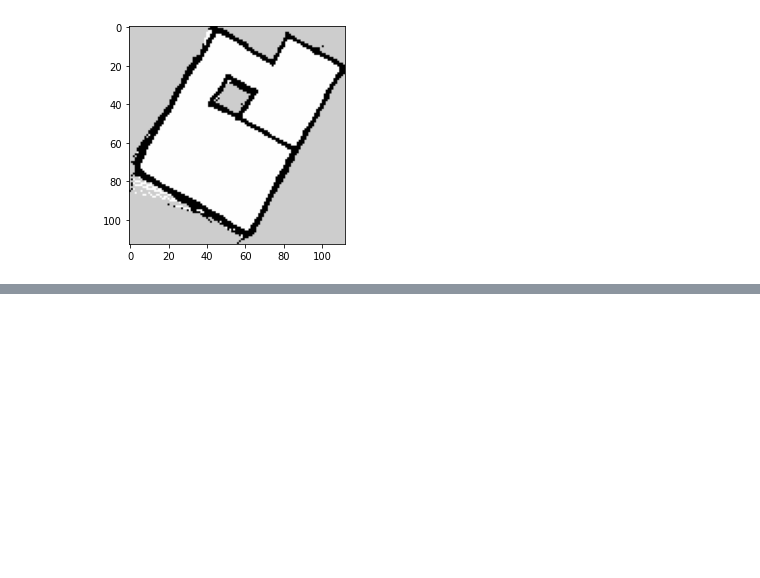
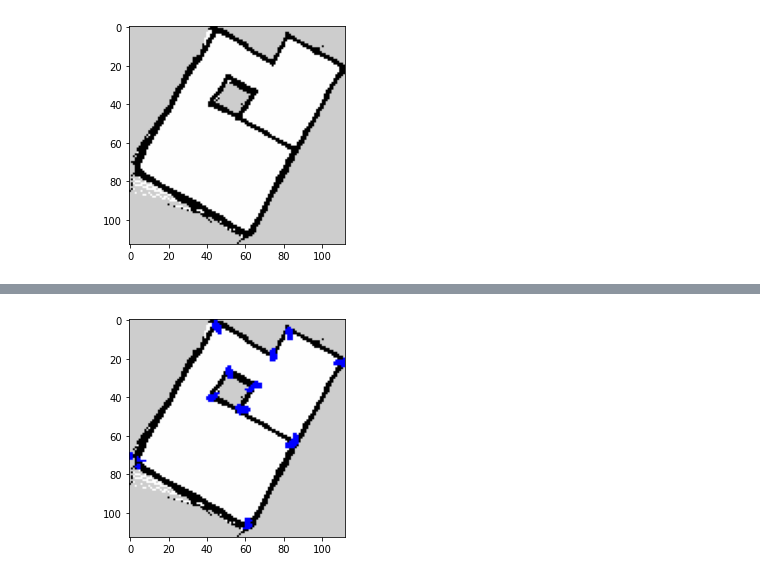
Before and after one commit to oskarbosgraaf/erf2022, a Jupyter notebook: archive/corner_detection/corner_detector.ipynb, the cells around one changed output, grey strips where cells are left out. Drawn from its saved outputs; the diff is of its cells as text; code cells hidden in the pictures; blank space fills up the shorter version.

```diff
--- a/archive/corner_detection/corner_detector.ipynb
+++ b/archive/corner_detection/corner_detector.ipynb
@@ -60,0 +72,67 @@ plt.show()
+# %%
+
+# filename = 'map_example.png'
+# img = cv.imread('example_2.png')
+img = cv.imread('turtle_map.pgm')
+gray = cv.cvtColor(img,cv.COLOR_BGR2GRAY)
+gray = np.float32(gray)
+kernel = np.ones((5,5),np.float32)/49
+# gray = cv.filter2D(gray,-1,kernel)
+# gray = cv.blur(gray,(7,7))
+
+gray = cv.bilateralFilter(gray,9,75,75)
+# gray = cv.medianBlur(gray,5)
+
+
+dst = cv.cornerHarris(gray,6,3,0.1)  # 0.04
+#print(f"{dst.size}")
+
+X, Y = np.nonzero(dst>0.2*dst.max())
+
+
+# def filter_x_y(X,Y):
+#     new = []
+#     for i, point in enumerate(zip(X,Y)):
+#         for j in range(1, len(X) + 1):
+#             next = list(zip(X,Y))[j]
+#             print(point)
+#             print(next)
+#             dist = np.linalg.norm(point, next)
+#             if dist >= 0.1:
+#                 new.append(point)
+#     new_X = new[:][0]
+#     new_Y = new[:][1]
+#     return new_X, new_Y
+
+
+
+# points = np.array([[x, y] for x, y in zip(X,Y)], dtype=np.float32)
+# criteria = (cv.TERM_CRITERIA_EPS + cv.TERM_CRITERIA_MAX_ITER, 10, 1.0)
+# centers = cv.kmeans(points, 13, None, criteria, 20, cv.KMEANS_RANDOM_CENTERS)[2]
+# centers = np.uint8(centers)
+# X,Y = filter_x_y(X,Y)
+img[X,Y] = [255, 0,0]
+
+# #print(centers[0])
+# #print(centers.shape)
+# print(centers[0][0])
+
+# img[centers[:,0], centers[:,1]] = [255,0,0]  # before it was 0.2  (255,0,0) for blue dots
+#print("image: ", img.size)
+
+
+#result is dilated for marking the corners, not important
+# dst = cv.dilate(dst,None)
+
+
+new = cv.cvtColor(img, cv.COLOR_BGR2RGB)
+
+plt.imshow(new)
+plt.show()
+
+# cv.imshow('dst',img)
+# if cv.waitKey(0) & 0xff == 27:
+#     cv.destroyAllWindows()
+print(X, Y)
+# %% [output]
+[figure, added]
```
Also changed, not shown: parts of 3 cells of this notebook, 2 other files.
